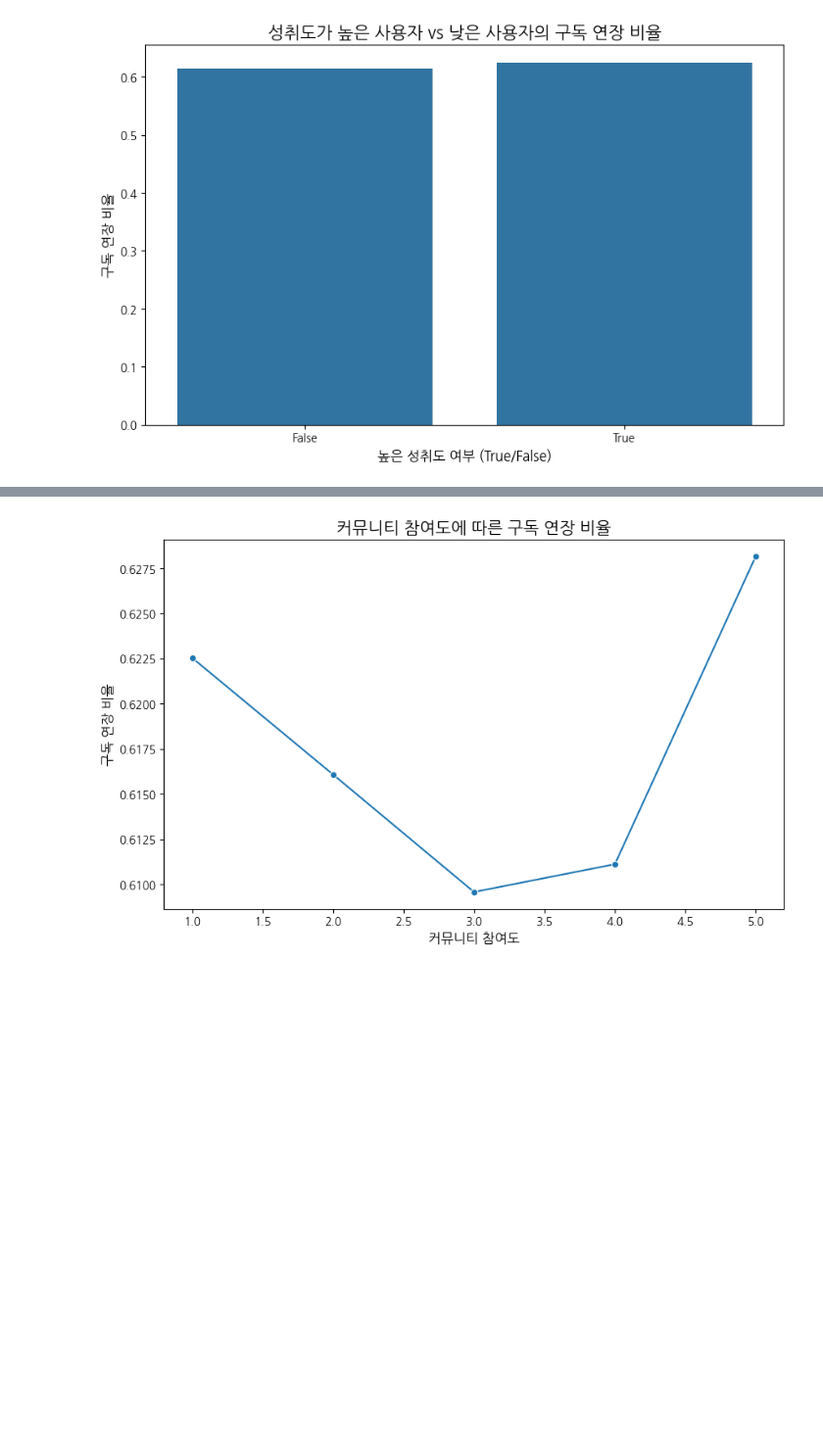
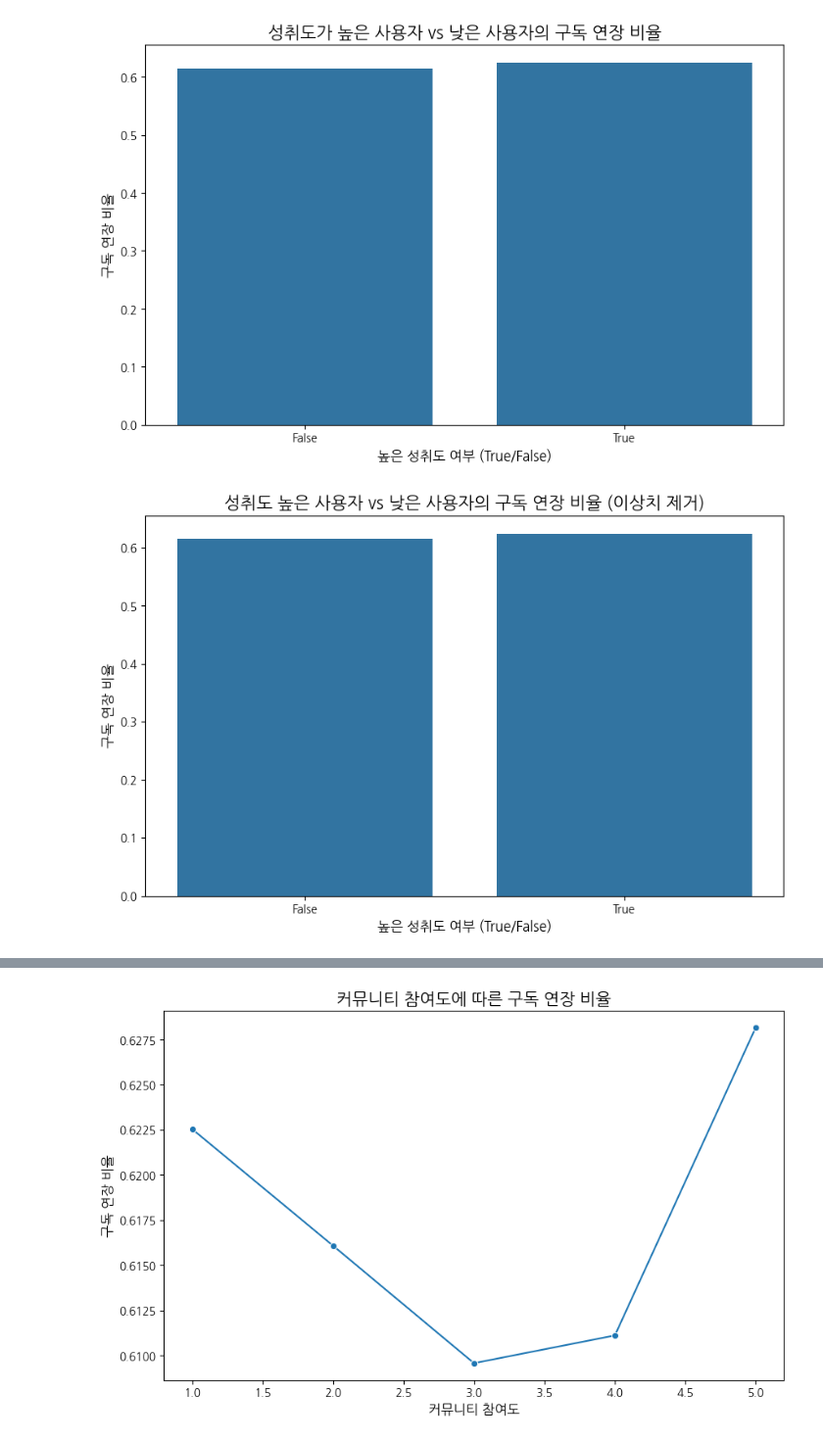
Before and after one commit to Lee-in-jae/wassup_4, a Jupyter notebook: 05_Data_Analysis/DA_Mini_Project.ipynb, the cells around one changed output, grey strips where cells are left out. Shown at 98% size. Drawn from its saved outputs; the diff is of its cells as text; code cells hidden in the pictures; blank space fills up the shorter version.

```diff
--- a/05_Data_Analysis/DA_Mini_Project.ipynb
+++ b/05_Data_Analysis/DA_Mini_Project.ipynb
@@ -155,0 +164,30 @@ plt.show()
+# %%
+
+# IQR 계산 (사분위 범위)
+Q1 = df['recent_learning_achievement'].quantile(0.25)
+Q3 = df['recent_learning_achievement'].quantile(0.75)
+IQR = Q3 - Q1
+
+# 상한과 하한 계산
+lower_bound = Q1 - 1.5 * IQR
+upper_bound = Q3 + 1.5 * IQR
+
+# 이상치에 해당하는 행 탐지
+outliers = df[(df['recent_learning_achievement'] < lower_bound) | (df['recent_learning_achievement'] > upper_bound)]
+
+# 이상치 제거 (drop 사용)
+df_cleaned = df.drop(outliers.index)
+
+# 성취도를 기준으로 구독 여부 분석
+high_achievement_cleaned = df_cleaned['recent_learning_achievement'] > df_cleaned['recent_learning_achievement'].mean()
+high_achievement_target_cleaned = df_cleaned.groupby(high_achievement_cleaned)['target'].mean()
+
+# 시각화
+plt.figure(figsize=(10, 6))
+sns.barplot(x=high_achievement_target_cleaned.index, y=high_achievement_target_cleaned.values)
+plt.title('성취도 높은 사용자 vs 낮은 사용자의 구독 연장 비율 (이상치 제거)', fontsize=15)
+plt.xlabel('높은 성취도 여부 (True/False)', fontsize=12)
+plt.ylabel('구독 연장 비율', fontsize=12)
+plt.show()
+# %% [output]
+[figure, added]
```
Also changed, not shown: parts of 14 cells of this notebook.
